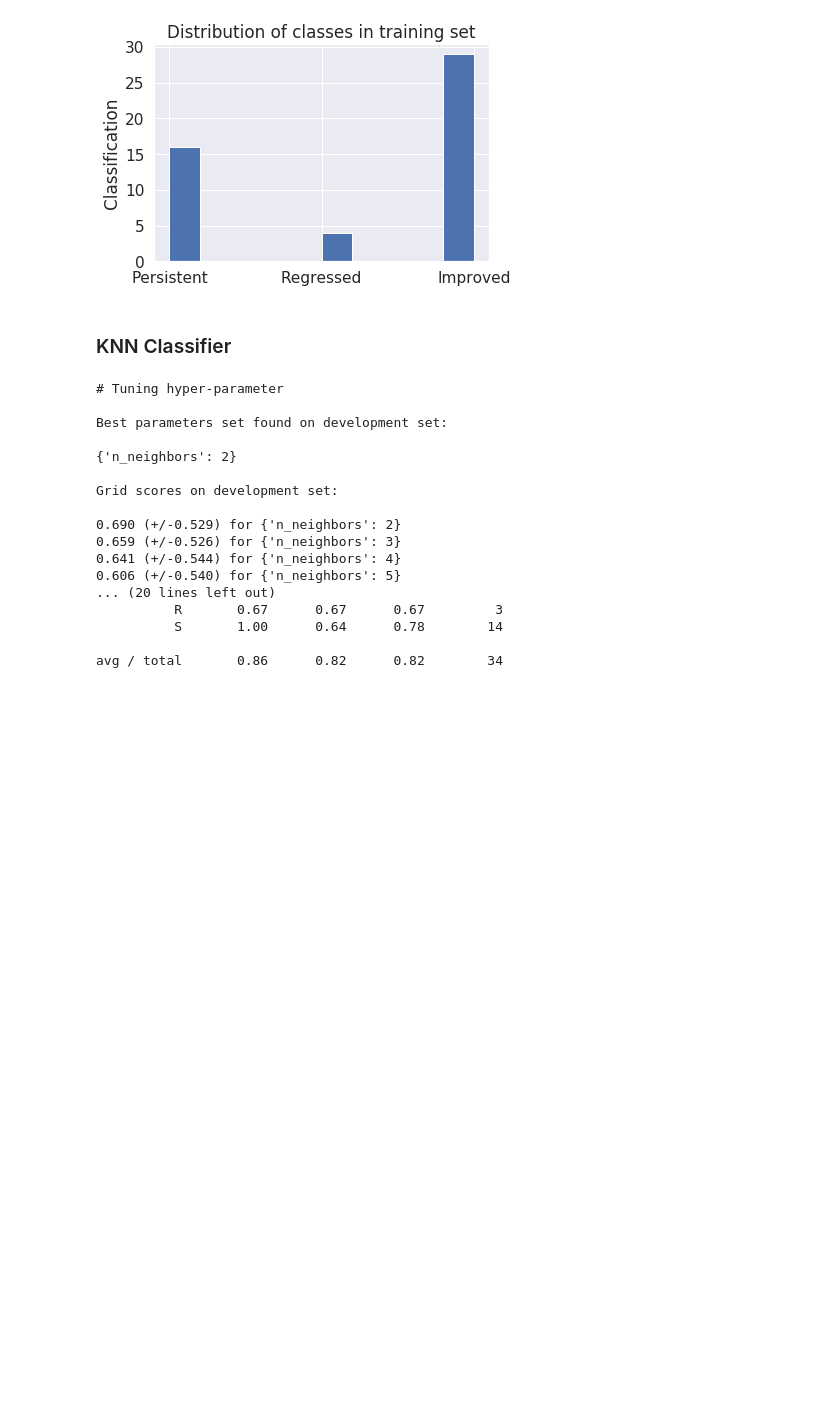
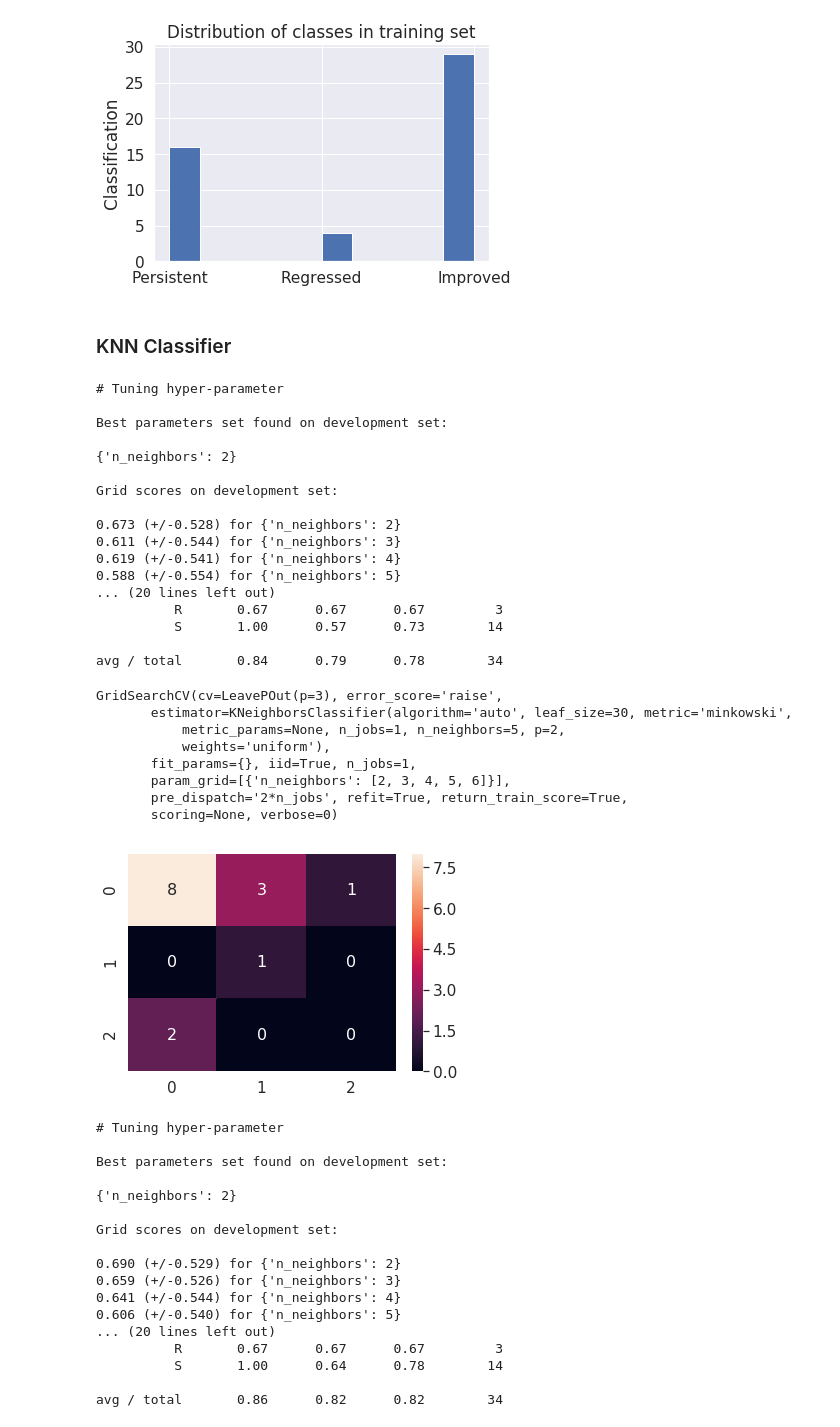
Before and after one commit to jatron/crmo-diagnosis-using-mri, a Jupyter notebook: inception/Inception CNN retraining.ipynb, the cells around one changed output. Saved outputs shown, nothing was run; the diff lists cells and outputs as text; code cells hidden in the pictures; blank space fills up the shorter version.

Commit message:
try reduced dimensions

```diff
--- a/inception/Inception CNN retraining.ipynb
+++ b/inception/Inception CNN retraining.ipynb
@@ -36,6 +36,8 @@ def load_data(pickle_file):
 train_inception_concat, test_inception_concat = load_data('data_inception_cnn.pkl')
 # %%
 train_inception_diff, test_inception_diff = load_data('data_inception_cnn_diff.pkl')
+# %%
+train_reduced_dim, test_reduced_dim = load_data("data_inception_cnn_diff_reduced_dim.pkl")
 # %% [markdown]
 #### Baseline
 # %% [markdown]
@@ -46,6 +48,9 @@ y_concat = train_inception_concat["y"]
 
 X_diff = train_inception_diff.drop('y', axis=1)
 y_diff = train_inception_diff["y"]
+
+X_reduced = train_reduced_dim.drop('y', axis=1)
+y_reduced = train_reduced_dim["y"]
 # %%
 # Plot distribution of datapoints
 # Suvadip suggested trying a binary classifier by combining regressed and persistent into one class.
@@ -69,6 +74,35 @@ def train_knn(X, y, multiclass):
     knn = GridSearchCV(neighbors.KNeighborsClassifier(), cv=lpo, param_grid = params)
     utils.do_CV(X,y, knn, multi_class=multiclass)
     return knn
+# %%
+train_knn(X_reduced, y_reduced, True)
+# %% [output]
+# Tuning hyper-parameter
+
+Best parameters set found on development set:
+
+{'n_neighbors': 2}
+
+Grid scores on development set:
+
+0.673 (+/-0.528) for {'n_neighbors': 2}
+0.611 (+/-0.544) for {'n_neighbors': 3}
+0.619 (+/-0.541) for {'n_neighbors': 4}
+0.588 (+/-0.554) for {'n_neighbors': 5}
+... (20 lines left out)
+          R       0.67      0.67      0.67         3
+          S       1.00      0.57      0.73        14
+
+avg / total       0.84      0.79      0.78        34
+GridSearchCV(cv=LeavePOut(p=3), error_score='raise',
+       estimator=KNeighborsClassifier(algorithm='auto', leaf_size=30, metric='minkowski',
+           metric_params=None, n_jobs=1, n_neighbors=5, p=2,
+           weights='uniform'),
+       fit_params={}, iid=True, n_jobs=1,
+       param_grid=[{'n_neighbors': [2, 3, 4, 5, 6]}],
+       pre_dispatch='2*n_jobs', refit=True, return_train_score=True,
+       scoring=None, verbose=0)
+[figure, added]
 # %%
 train_knn(X_diff, y_diff, True)
 # %% [output]
```
Also changed, not shown: parts of 3 cells of this notebook, 1 other file.
